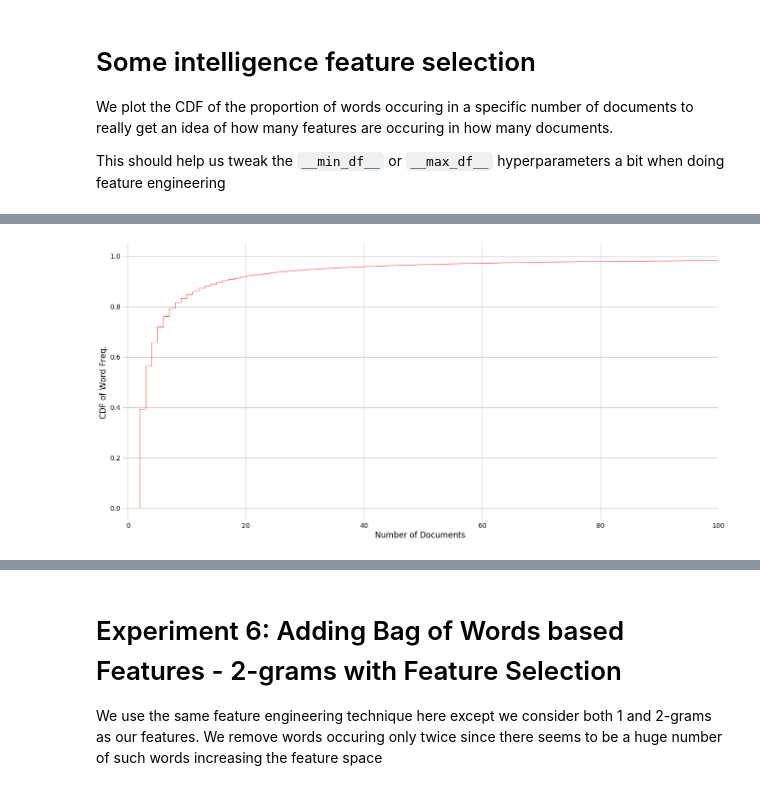
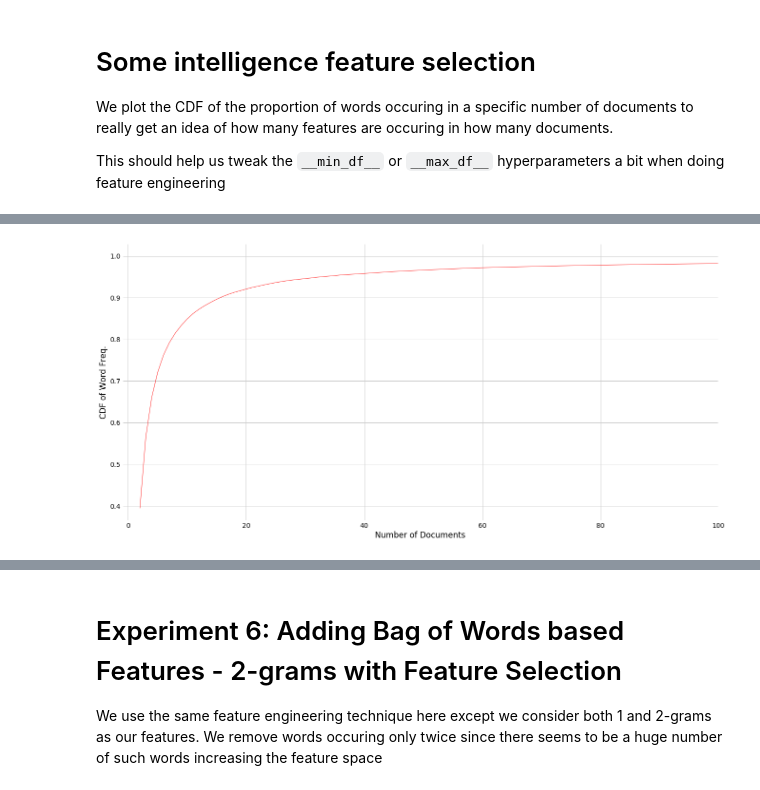
Before and after one commit to dipanjanS/feature_engineering_session_dhs18, a Jupyter notebook: ecommerce_product_ratings_prediction/Case Study 2 - Predicting E-Commerce Product Recommendation Ratings from Reviews .ipynb, the cells around one changed output, grey strips where cells are left out. Cells and saved outputs as stored; diff of their text form; code cells hidden in the pictures.

Commit message:
corrected CDF plot

```diff
--- a/ecommerce_product_ratings_prediction/Case Study 2 - Predicting E-Commerce Product Recommendation Ratings from Reviews .ipynb
+++ b/ecommerce_product_ratings_prediction/Case Study 2 - Predicting E-Commerce Product Recommendation Ratings from Reviews .ipynb
@@ -546,0 +547,6 @@ word_doc_freq.head(10)
+# %%
+from collections import Counter
+
+sorted_doc_freqs = np.sort(word_doc_freq['Doc Freq'])
+counts = Counter(sorted_doc_freqs)
+counts.most_common(10)
@@ -547,18 +564,21 @@ word_doc_freq.head(10)
+# %%
+counts = counts.items()
+x_ax = np.array([item[0] for item in counts])
+freqs = np.array([item[1] for item in counts])
+y_ax = freqs.cumsum() / freqs.cumsum()[-1]
 # %%
 import matplotlib.pyplot as plt
 %matplotlib inline
 plt.style.use('fivethirtyeight')
 
 fig = plt.figure(facecolor='white', figsize=(20, 10))
 plt.rcParams['axes.facecolor']='white'
 plt.rcParams['axes.edgecolor']='white'
 
-x_ax = np.sort(word_doc_freq['Doc Freq'])
-y_ax = np.arange(1, len(x_ax)+1)/len(x_ax)
 plt.plot(x_ax , y_ax, linewidth=0.8, color='r')
 
 plt.xlim(-1, 100)
 _ = plt.xlabel('Number of Documents')
 _ = plt.ylabel('CDF of Word Freq.')
 # %% [output]
-[figure, old version]
+[figure, new version]
```
Also changed, not shown: parts of 24 cells of this notebook.
